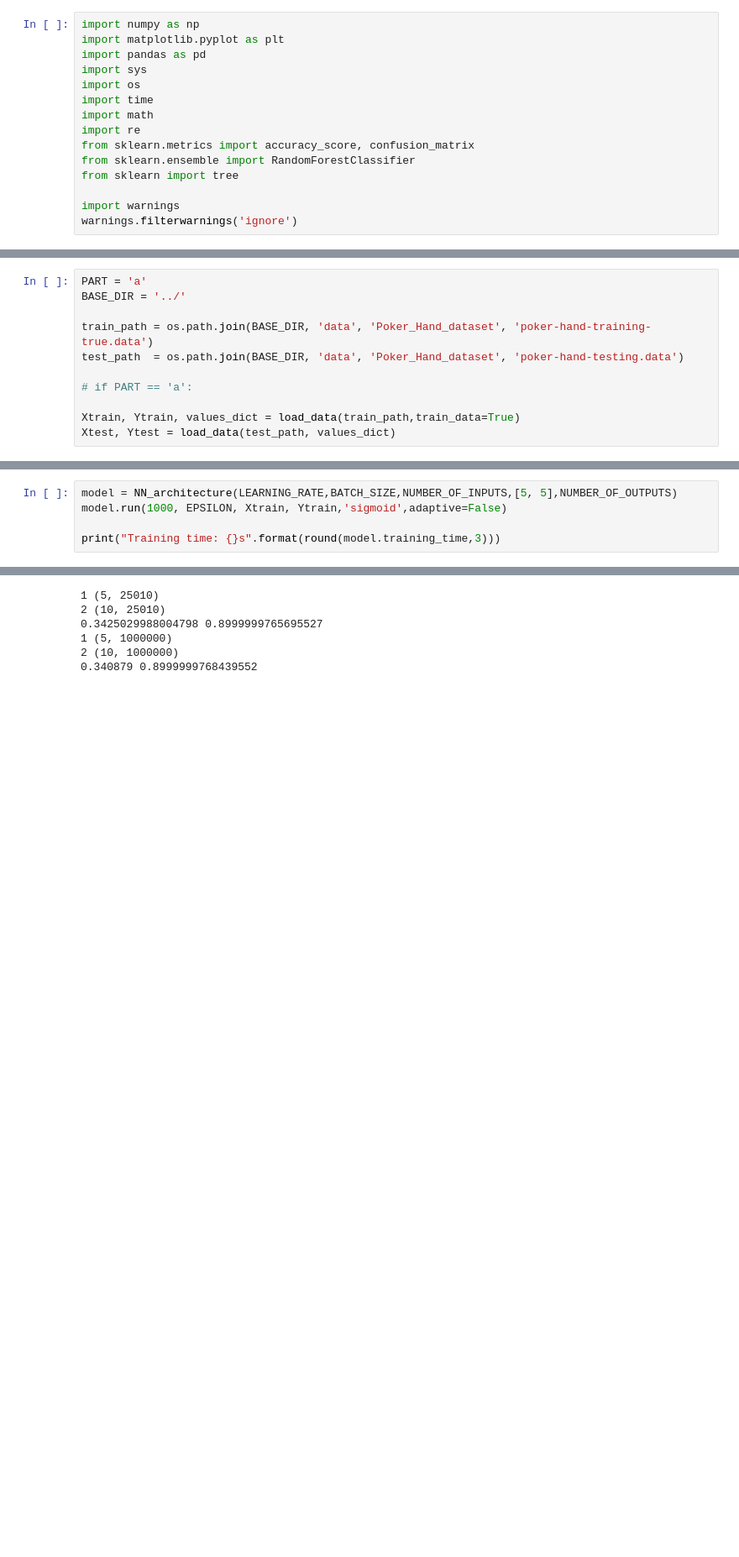
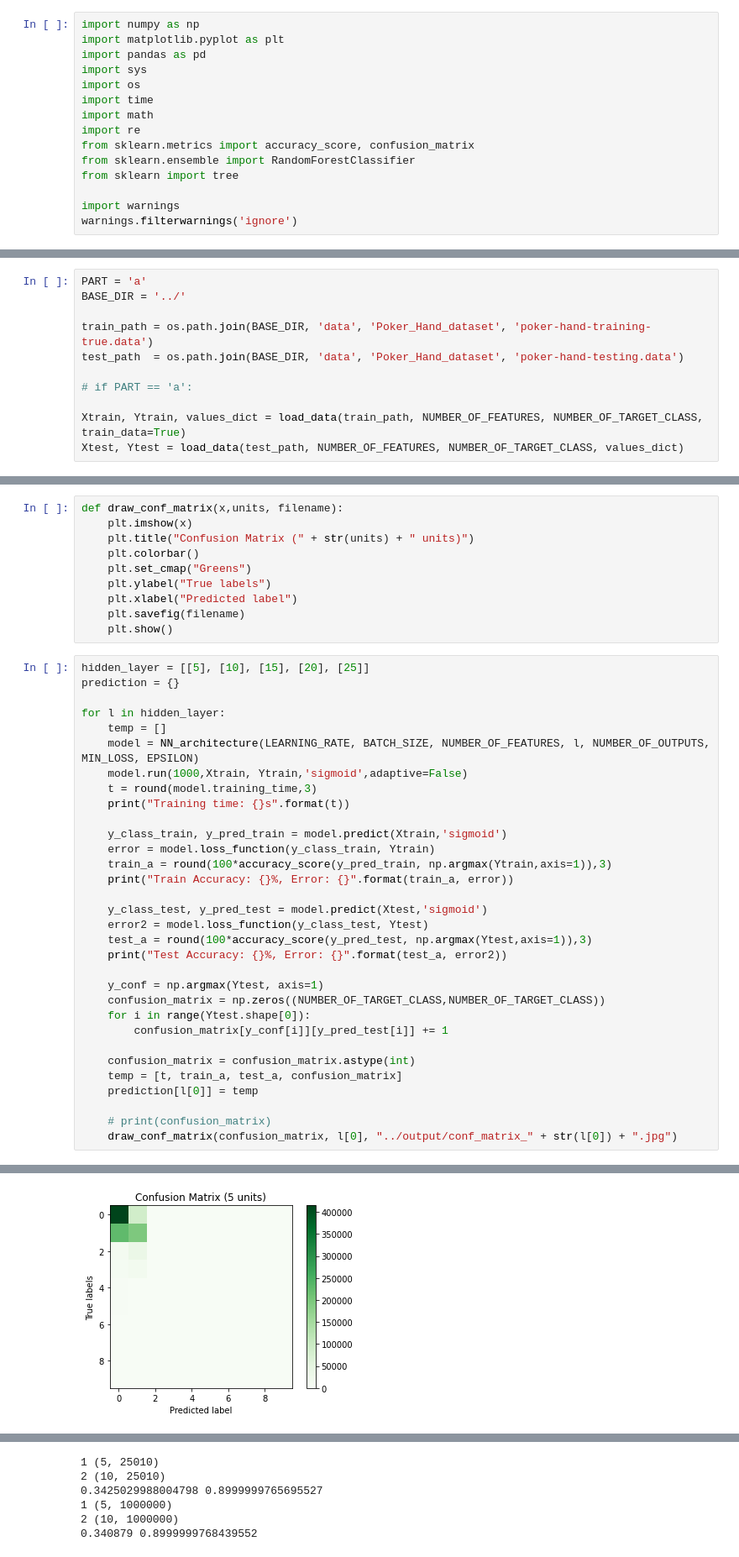
Before and after one commit to prakank/COL774-Machine-Learning-Assignments, a Jupyter notebook: Assignment-3/Q2/main.ipynb, the cells around one changed output, grey strips where cells are left out. Shown at 84% size. Cells and saved outputs as stored; diff of their text form; blank space fills up the shorter version.

```diff
--- a/Assignment-3/Q2/main.ipynb
+++ b/Assignment-3/Q2/main.ipynb
@@ -51,5 +71,5 @@ test_path  = os.path.join(BASE_DIR, 'data', 'Poker_Hand_dataset', 'poker-hand-te
 
 # if PART == 'a':
 
-Xtrain, Ytrain, values_dict = load_data(train_path,train_data=True)
-Xtest, Ytest = load_data(test_path, values_dict)
+Xtrain, Ytrain, values_dict = load_data(train_path, NUMBER_OF_FEATURES, NUMBER_OF_TARGET_CLASS, train_data=True)
+Xtest, Ytest = load_data(test_path, NUMBER_OF_FEATURES, NUMBER_OF_TARGET_CLASS, values_dict)
@@ -291,8 +310,3 @@ class NN_architecture:
 
         time_end = time.time()
         self.training_time = (time_end - time_start)
-# %%
-model = NN_architecture(LEARNING_RATE,BATCH_SIZE,NUMBER_OF_INPUTS,[5, 5],NUMBER_OF_OUTPUTS)
-model.run(1000, EPSILON, Xtrain, Ytrain,'sigmoid',adaptive=False)
-
-print("Training time: {}s".format(round(model.training_time,3)))
@@ -316,0 +313,43 @@ Training time: 114.099s
+# %%
+def draw_conf_matrix(x,units, filename):
+    plt.imshow(x)
+    plt.title("Confusion Matrix (" + str(units) + " units)")
+    plt.colorbar()
+    plt.set_cmap("Greens")
+    plt.ylabel("True labels")
+    plt.xlabel("Predicted label")
+    plt.savefig(filename)
+    plt.show()
+# %%
+hidden_layer = [[5], [10], [15], [20], [25]]
+prediction = {}
+
+for l in hidden_layer:
+    temp = []
+    model = NN_architecture(LEARNING_RATE, BATCH_SIZE, NUMBER_OF_FEATURES, l, NUMBER_OF_OUTPUTS, MIN_LOSS, EPSILON)
+    model.run(1000,Xtrain, Ytrain,'sigmoid',adaptive=False)
+    t = round(model.training_time,3)
+    print("Training time: {}s".format(t))
+
+    y_class_train, y_pred_train = model.predict(Xtrain,'sigmoid')
+    error = model.loss_function(y_class_train, Ytrain)
+    train_a = round(100*accuracy_score(y_pred_train, np.argmax(Ytrain,axis=1)),3)
+    print("Train Accuracy: {}%, Error: {}".format(train_a, error))
+
+    y_class_test, y_pred_test = model.predict(Xtest,'sigmoid')
+    error2 = model.loss_function(y_class_test, Ytest)
+    test_a = round(100*accuracy_score(y_pred_test, np.argmax(Ytest,axis=1)),3)
+    print("Test Accuracy: {}%, Error: {}".format(test_a, error2))
+
+    y_conf = np.argmax(Ytest, axis=1)
+    confusion_matrix = np.zeros((NUMBER_OF_TARGET_CLASS,NUMBER_OF_TARGET_CLASS))
+    for i in range(Ytest.shape[0]):
+        confusion_matrix[y_conf[i]][y_pred_test[i]] += 1
+
+    confusion_matrix = confusion_matrix.astype(int)
+    temp = [t, train_a, test_a, confusion_matrix]
+    prediction[l[0]] = temp
+
+    # print(confusion_matrix)
+    draw_conf_matrix(confusion_matrix, l[0], "../output/conf_matrix_" + str(l[0]) + ".jpg")
+# %% [output]
@@ -316,0 +365 @@ Training time: 114.099s
+[figure, added]
```
Also changed, not shown: parts of 8 cells of this notebook, 13 other files.
